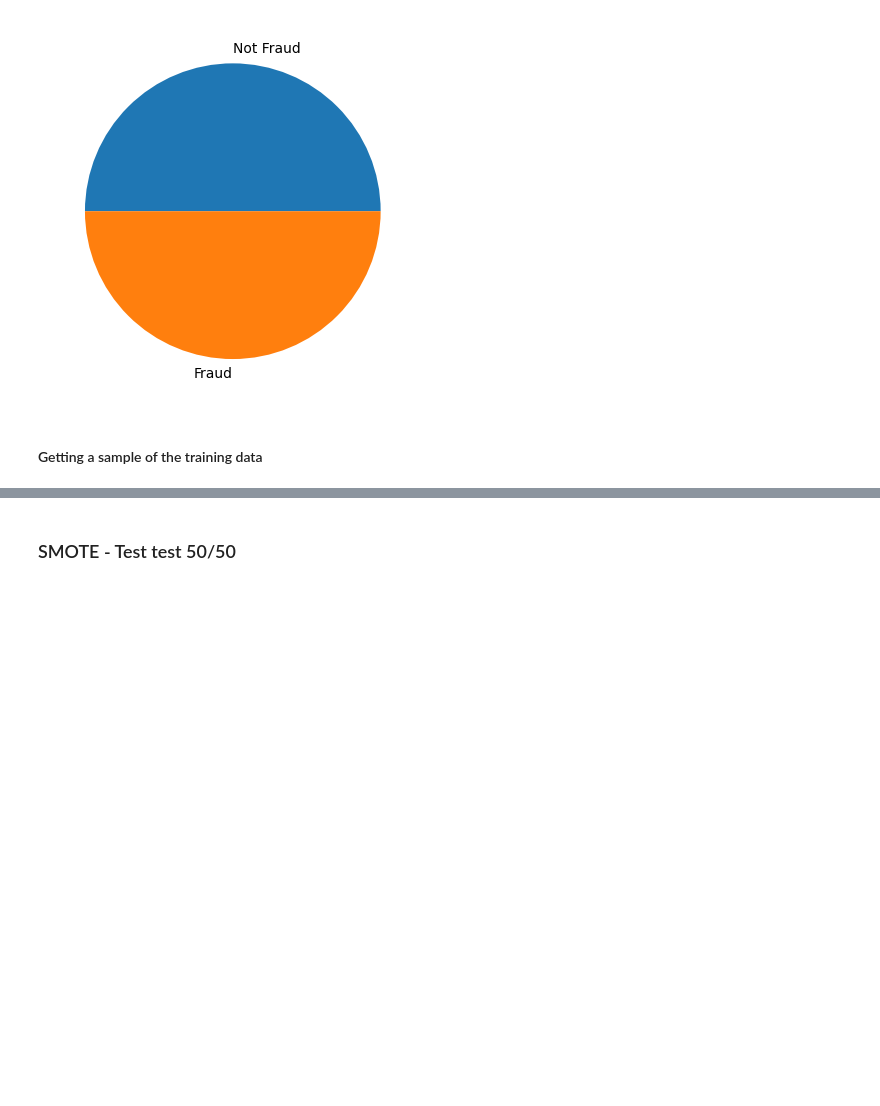
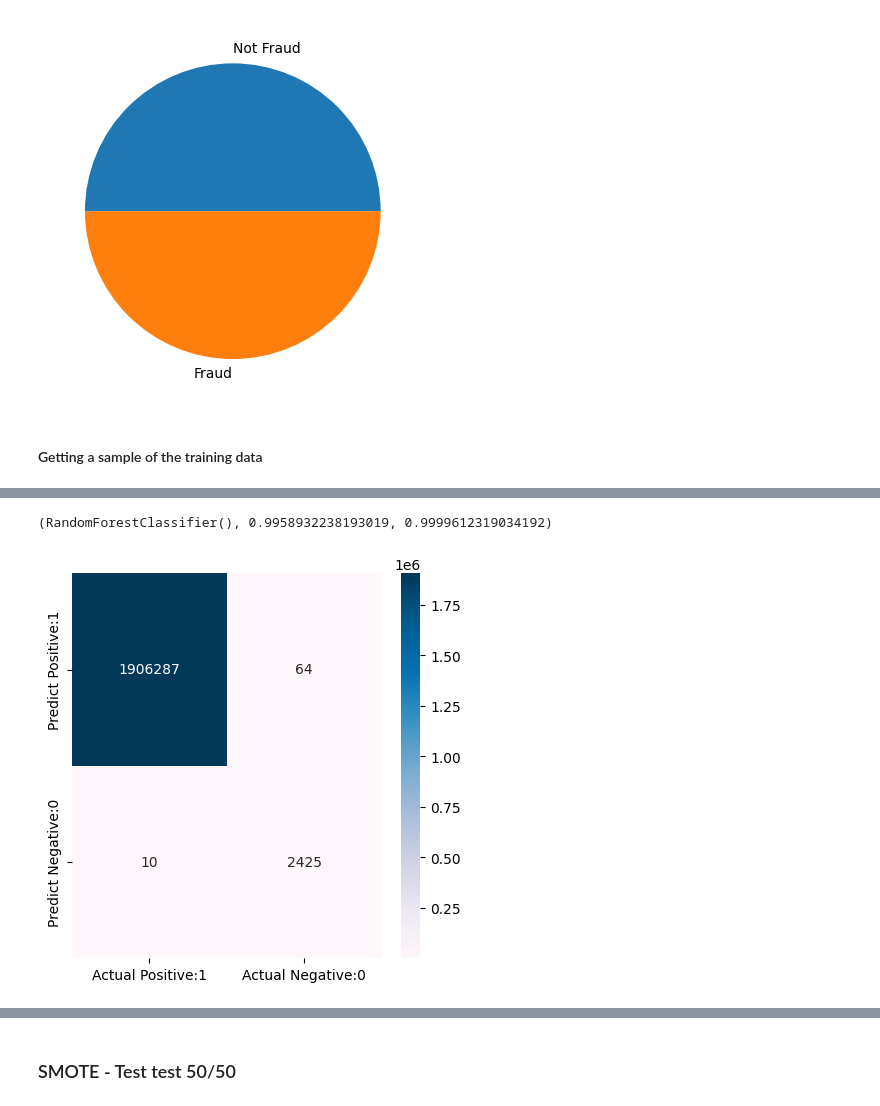
Before and after one commit to AlcaRmsp/the_laundromat, a Jupyter notebook: Data_Modelling_RFC_CJC.ipynb, the cells around one changed output, grey strips where cells are left out. Saved outputs shown, nothing was run; the diff lists cells and outputs as text; code cells hidden in the pictures; blank space fills up the shorter version.

```diff
--- a/Data_Modelling_RFC_CJC.ipynb
+++ b/Data_Modelling_RFC_CJC.ipynb
@@ -204,0 +211,2 @@ data_new
+# %%
+X, y = new_x_train_y_train(data_new)
@@ -204,0 +244,5 @@ data_new
+# %%
+modellingRFC(X, y, X_test, y_test)
+# %% [output]
+(RandomForestClassifier(), 0.9958932238193019, 0.9999612319034192)
+[figure, added]
```
Also changed, not shown: parts of 39 cells of this notebook, 17 other files.
